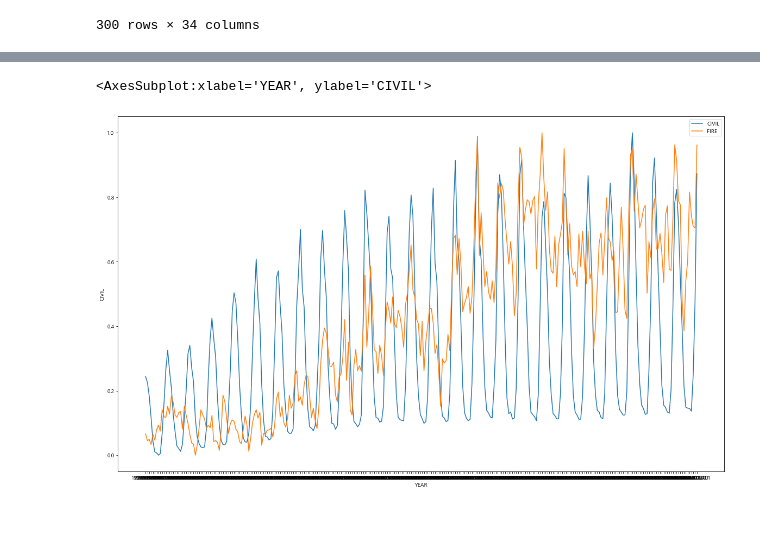
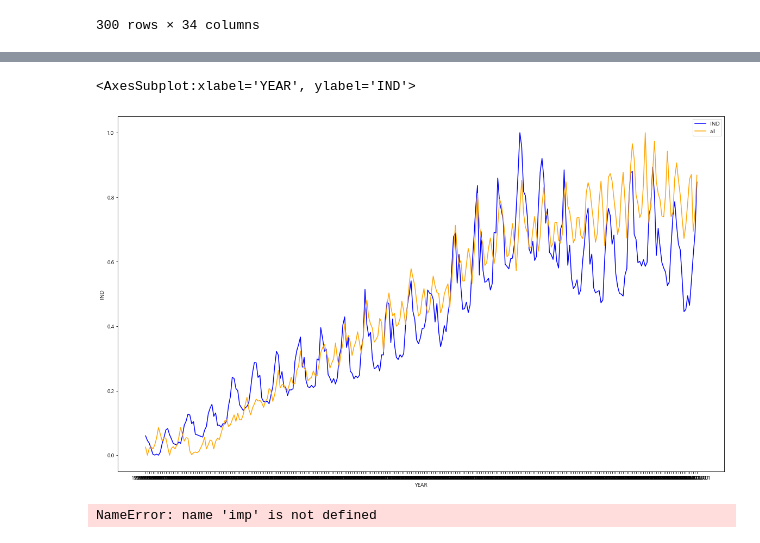
Before and after one commit to minsoo-s/03_Self_Study, a Jupyter notebook: bigstar/Model_LSTM_minsoo.ipynb, the cells around one changed output, grey strips where cells are left out. Cells and saved outputs as stored; diff of their text form; code cells hidden in the pictures.

```diff
--- a/bigstar/Model_LSTM_minsoo.ipynb
+++ b/bigstar/Model_LSTM_minsoo.ipynb
@@ -258,7 +276,7 @@ plt.show()
 ---
 # %%
 # df 생성
-df = pd.concat([data,target_c], axis=1)
+df = pd.concat([data,target_c,target_i], axis=1)
 # %%
 df.columns
 # %% [output]
@@ -282,7 +300,7 @@ scale_cols = ['AT', 'LT', 'HT', 'CAP_TEMP_EF', 'DONGNAM_TEMP_EF',
        'POWER_GROUP', 'POWER_TRANS', 'POWER_GAS', 'POWER_JUNG', 'POWER_MOO',
        'POWER_YOU', 'POWER_LNG', 'all', 'family', 'public', 'service',
        'civil_sum', 'argri_fishing', 'mining', 'manufact', 'ind_sum',
-       'QUARTER', 'Value', 'RV', 'GAS', 'OTHER OIL PRODUCT','CIVIL']
+       'QUARTER', 'Value', 'RV', 'GAS', 'OTHER OIL PRODUCT','CIVIL','IND']
 df_scaled = scaler.fit_transform(df[scale_cols])
 df_scaled = pd.DataFrame(df_scaled)
 df_scaled.columns = scale_cols
@@ -575,9 +625,20 @@ Index(['AT', 'LT', 'HT', 'CAP_TEMP_EF', 'DONGNAM_TEMP_EF', 'DAEGYUNG_TEMP_EF',
+# %%
+scaler = MinMaxScaler()
+df_target = scaler.fit_transform(target[['IND','CIVIL']])
+df_target = pd.DataFrame(df_target)
+df_target.columns = ['IND','CIVIL']
 # %%
 plt.figure(figsize=(20,12))
-sns.lineplot(y=df_scaled['CIVIL'], x=data['YEAR'],label='CIVIL')
+sns.lineplot(y=df_target['IND'], x=data['YEAR'],label='IND',color='blue')
+#sns.lineplot(y=df_target['CIVIL'], x=data['YEAR'],label='CIVIL')
 #sns.lineplot(y=df_scaled['LT'], x=data['YEAR'],label='LT')
-sns.lineplot(y=df_scaled['POWER_FIRE'], x=data['YEAR'],label='FIRE')
+sns.lineplot(y=df_scaled['all'], x=data['YEAR'],label='all',color='orange')
+#sns.lineplot(y=df_scaled['POWER_FIRE'], x=data['YEAR'],label='fire',color='orange')
 #sns.lineplot(y=df_scaled['service'], x=data['YEAR'],label='SERVICE')
 # %% [output]
-<AxesSubplot:xlabel='YEAR', ylabel='CIVIL'>
+<AxesSubplot:xlabel='YEAR', ylabel='IND'>
-[figure, old version]
+[figure, new version]
+# %%
+imp
+# %% [output]
+NameError: name 'imp' is not defined
```
Also changed, not shown: parts of 19 cells of this notebook, 1 other file.
